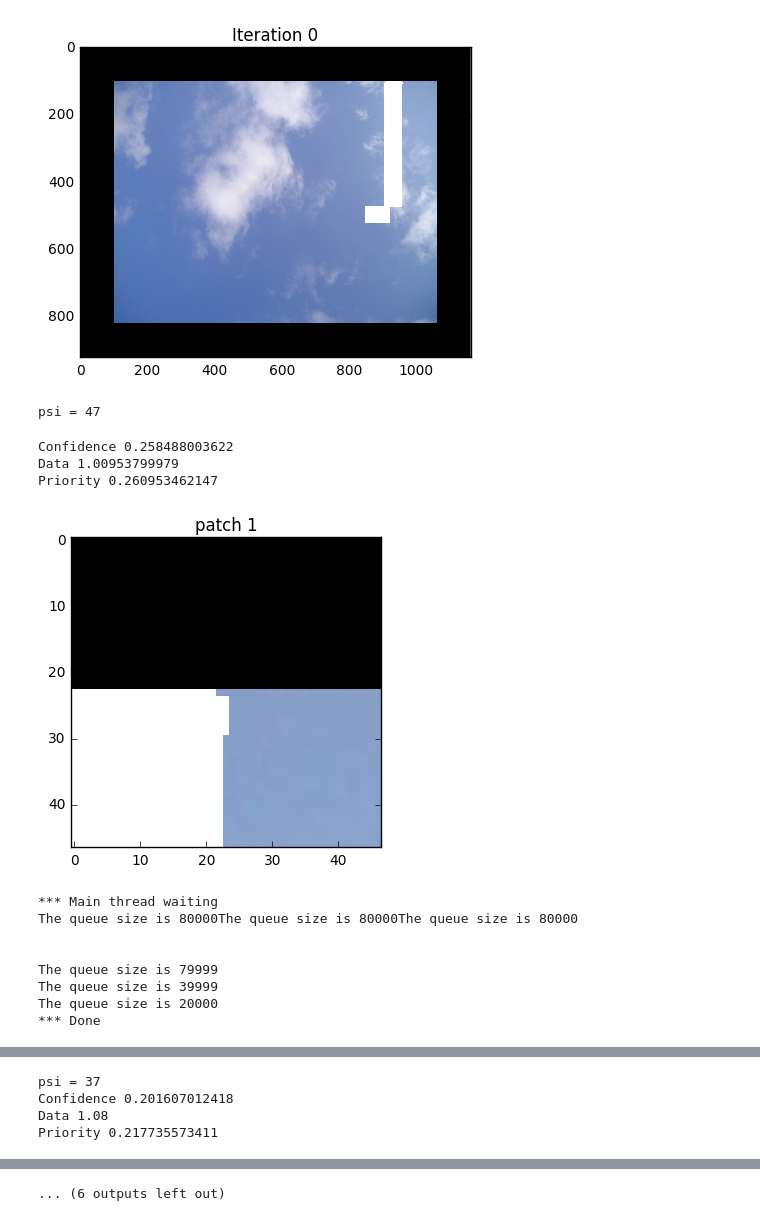
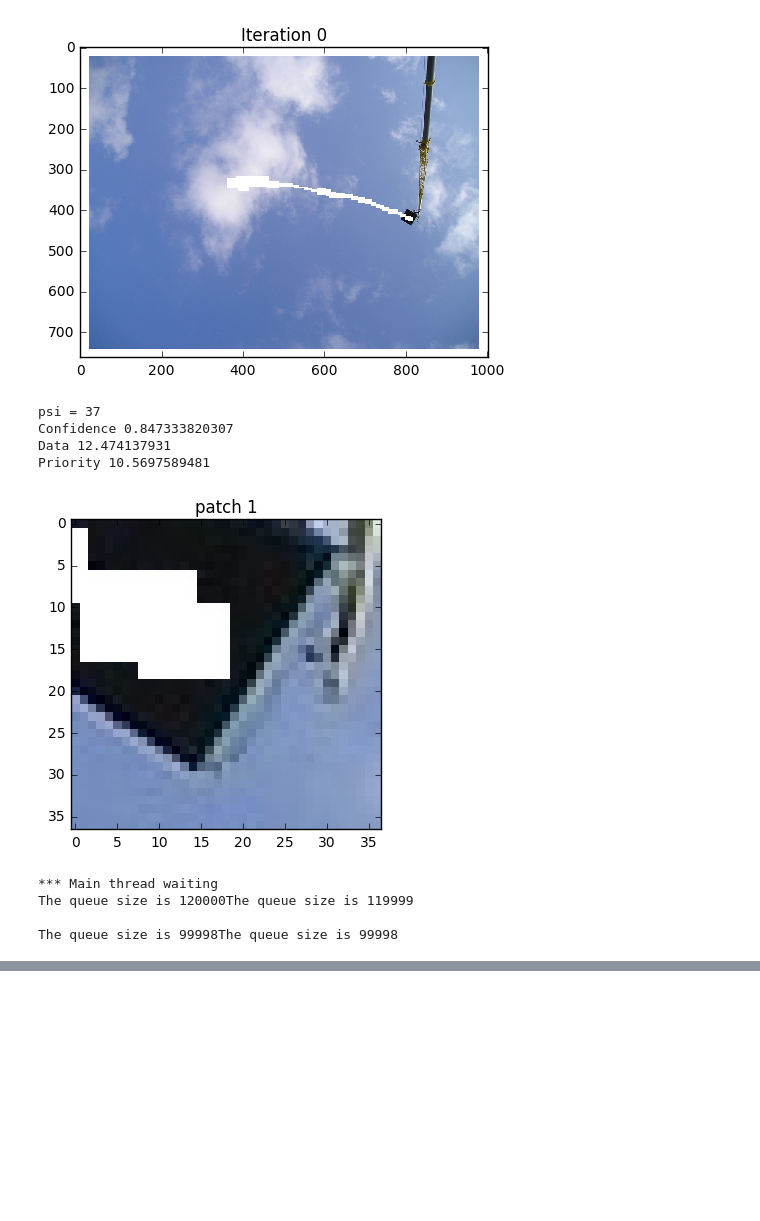
Before and after one commit to AlexandreSev/Patch-Match, a Jupyter notebook: patch_match_example_homemade.ipynb, the cells around one changed output, grey strips where cells are left out. Drawn from its saved outputs; the diff is of its cells as text; code cells hidden in the pictures; blank space fills up the shorter version.

```diff
--- a/patch_match_example_homemade.ipynb
+++ b/patch_match_example_homemade.ipynb
@@ -17,13 +16,16 @@ from multiprocessing import cpu_count
 import cv2
 # %%
 #psi
-psi=101
+psi=21
 # %%
 #initialisation of pictures
 #imgbis = cv2.imread("../holedpicture_final.jpg")
 #img = cv2.cvtColor(imgbis, cv2.COLOR_BGR2RGB)
-img = np.load("../withoutjumper_bis.npy")
-img = img[21:-21, 21:-21]
+
+import os
+imgpath = os.path.join("C:\Users\H\Documents\Japet\Cours\ML\Projet", "withoutjumper.npy")
+img = np.load(imgpath)
+# img = np.load("../holedpicture.npy")
 img.reshape((img.shape[0], img.shape[1], -1))
 plt.gray()
 plt.imshow(img, interpolation='none', norm=Normalize(vmin=0, vmax=255))
@@ -33,7 +35,7 @@ print 'The dim of the image is ' + str(img.shape)
 
 shape = img.shape[2]
 #Create a hole
-marged_img = (np.zeros((img.shape[0] + 2*psi, img.shape[1] + 2*psi, shape)) + 1).astype(int)
+marged_img = (np.zeros((img.shape[0] + 2*psi, img.shape[1] + 2*psi, shape)) - 2).astype(int)
 marged_img[psi:-psi, psi:-psi] = img.astype(int).copy()
 marged_img[(marged_img[:,:,0]==0) * (marged_img[:,:,1]==0) * (marged_img[:,:,2]==0)] = - np.ones(shape)
 plt.imshow(marged_img.astype(np.uint8), interpolation='none', norm=Normalize(vmin=0, vmax=255))
@@ -49,13 +51,13 @@ The dim of the image is (922, 1162, 3)
 #Needed variables
 #Create indicator for best match, in order to not reuse applied patch as true patch
 indicator = np.ones((marged_img.shape[0], marged_img.shape[1]))
-indicator[(marged_img[:,:,0]==-1) * (marged_img[:,:,1]==-1) * (marged_img[:,:,2]==-1)]=-1
-indicator[(marged_img[:,:,0]==1) * (marged_img[:,:,1]==1) * (marged_img[:,:,2]==1)]=-1
+indicator[marged_img[:,:,0]==-1]=-1
+indicator[marged_img[:,:,0]==-2]=-1
 
 #Create the confidence matrix
 confidence = np.ones((marged_img.shape[0], marged_img.shape[1]))
-confidence[(marged_img[:,:,0]==-1) * (marged_img[:,:,1]==-1) * (marged_img[:,:,2]==-1)]=0
-confidence[(marged_img[:,:,0]==1) * (marged_img[:,:,1]==1) * (marged_img[:,:,2]==1)]=0
+confidence[marged_img[:,:,0]==-1]=0
+confidence[marged_img[:,:,0]==-2]=0
 # %%
 #All needed functions
 
@@ -297,7 +314,7 @@ while criteria:
     normal_vector = gen_normal_vector(omega)
 
     #Compute de data term for each point
-    data_vector = gen_data_vector(normal_vector, isophote_vector, alpha=100.)
+    data_vector = gen_data_vector(normal_vector, isophote_vector, alpha=10.)
 
     #Compute the priority term for each term
     priority_vector = [data_vector[i] * confidence_vector[i] for i in range(len(data_vector))]
@@ -314,7 +331,7 @@ while criteria:
         print("Priority "+str(priority_vector[indice]))
 
     #create the patch to find
-    patch = marged_img[patch_x - psi/2: patch_x + psi/2+1, patch_y - psi/2: patch_y + psi/2+1]
+    patch = marged_img[np.int(patch_x - psi/2): np.int(patch_x + psi/2+1), np.int(patch_y - psi/2): np.int(patch_y + psi/2+1)]
 
     if True:
         plt.imshow(patch.astype(np.uint8), norm=Normalize(vmin=0, vmax=255), interpolation='none')
@@ -322,8 +339,7 @@ while criteria:
         plt.show()
 
     #Compute the area to compare between the previous patch and the area on the picture
-    is_compared = marged_img[patch_x - psi/2: patch_x + psi/2+1, patch_y - psi/2: patch_y + psi/2+1]!=-1
-    is_compared *= marged_img[patch_x - psi/2: patch_x + psi/2+1, patch_y - psi/2: patch_y + psi/2+1]!=1
+    is_compared = marged_img[np.int(patch_x - psi/2): np.int(patch_x + psi/2+1), np.int(patch_y - psi/2): np.int(patch_y + psi/2+1)]!=-1
 
     #Find the best match
     result_x, result_y = findbestmatchmulti(patch, marged_img, indicator, is_compared, patch_x, patch_y, psi=psi)
@@ -352,48 +368,44 @@ while criteria:
     #Modify the true patch
     applied_patch = true_patch.copy()
     for pt in set_old:
         if (pt!='old'):
             if (pt[0] - patch_x + psi/2>=0) & (pt[0] - patch_x + psi/2<psi) & \
                 (pt[1] - patch_y + psi/2>=0) & (pt[1] - patch_y + psi/2<psi):
-                applied_patch[pt[0] - patch_x + psi/2, pt[1] - patch_y + psi/2] = \
-                                patch[pt[0] - patch_x + psi/2, pt[1] - patch_y + psi/2]
+                applied_patch[np.int(pt[0] - patch_x + psi/2), np.int(pt[1] - patch_y + psi/2)] = \
+                                patch[np.int(pt[0] - patch_x + psi/2), np.int(pt[1] - patch_y + psi/2)]
 
     is_not_compared = 1 - is_compared.astype(int)
     true_patch = is_not_compared * true_patch + is_compared * (true_patch + patch) / 2
 
     if True:
         plt.imshow(applied_patch.astype(np.uint8), norm=Normalize(vmin=0, vmax=255), interpolation='none')
         plt.title("applied_patch " + str(nb_iter))
         plt.show()
 
     if False:
         plt.imshow(applied_patch - true_patch, norm=Normalize(vmin=0, vmax=255), interpolation='none')
         plt.title("applied_patch " + str(nb_iter))
         plt.show()
 
     #Apply it
-    marged_img[patch_x - psi/2: patch_x + psi/2+1, patch_y - psi/2: patch_y + psi/2+1]=applied_patch
+    marged_img[np.int(patch_x - psi/2+0.5): np.int(patch_x + psi/2+1 +0.5), np.int(patch_y - psi/2+0.5): np.int(patch_y + psi/2+1+0.5)]=applied_patch
 
     #Update the condidence matrix, the contour and the looping criteria
     m = confidence_vector[indice]
-    confidence[patch_x - psi/2: patch_x + psi/2+1, patch_y - psi/2: patch_y + psi/2+1]=m
+    confidence[np.int(patch_x - psi/2): np.int(patch_x + psi/2+1), np.int(patch_y - psi/2): np.int(patch_y + psi/2+1)]=m
     contours = measure.find_contours(marged_img[:, :, 0], 0.8)
     criteria, contour = find_good_contour(contours, marged_img)
 
 time_taken = time.time() - time_init
 print("Done in %s seconds"%time_taken)
 # %% [output]
-[figure, old version]
+[figure, new version]
-psi = 47
+psi = 37
+Confidence 0.847333820307
+Data 12.474137931
+Priority 10.5697589481
+[figure, new version]
-Confidence 0.258488003622
-Data 1.00953799979
-Priority 0.260953462147
+*** Main thread waiting
+The queue size is 120000The queue size is 119999
+
+The queue size is 99998The queue size is 99998
-[figure, old version]
-*** Main thread waiting
-The queue size is 80000The queue size is 80000The queue size is 80000
-
-
-The queue size is 79999
-The queue size is 39999
-The queue size is 20000
-*** Done
@@ -403,4 +411,0 @@ The queue size is 20000
-psi = 37
-Confidence 0.201607012418
-Data 1.08
-Priority 0.217735573411
@@ -415,2 +412 @@ The queue size is 0
-... (6 outputs left out)
 # %%
```
Also changed, not shown: parts of 8 cells of this notebook.
